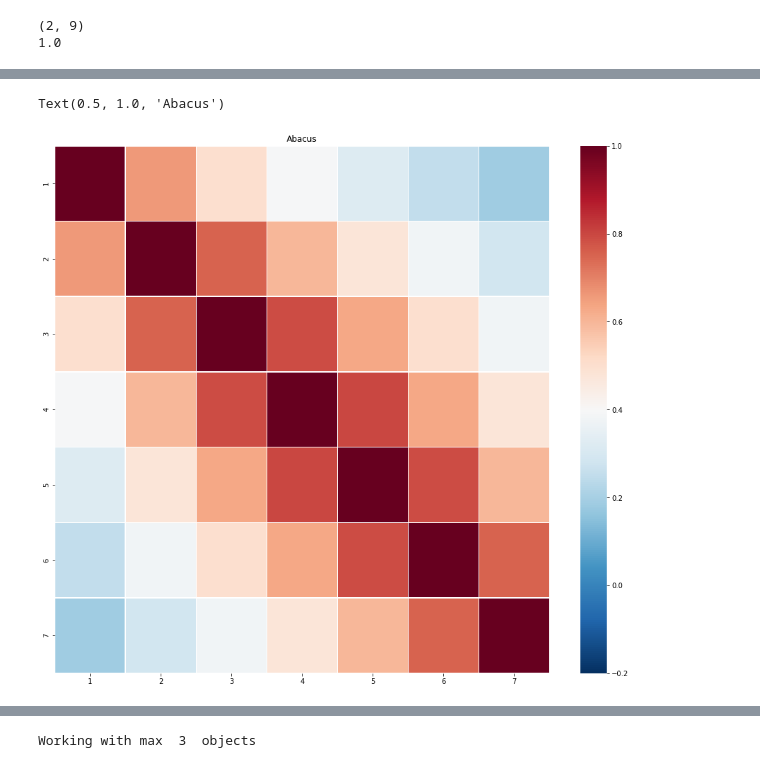
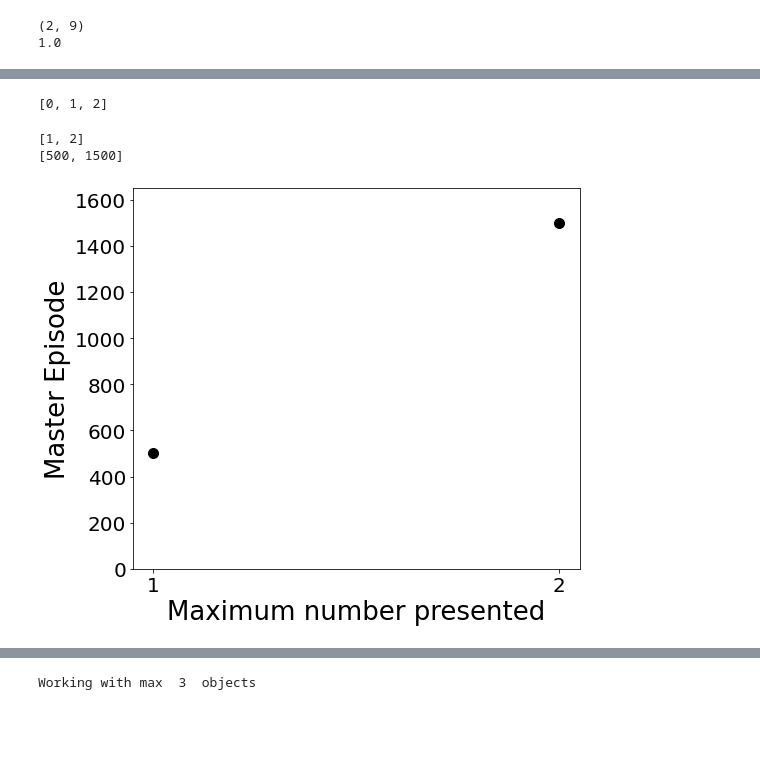
Before and after one commit to flavio2018/counting-agents, a Jupyter notebook: src/Results_Analysis.ipynb, the cells around one changed output, grey strips where cells are left out. Cells and saved outputs as stored; diff of their text form; code cells hidden in the pictures; blank space fills up the shorter version.

Commit message:
added plot and save analysis

```diff
--- a/src/Results_Analysis.ipynb
+++ b/src/Results_Analysis.ipynb
@@ -60,50 +41,15 @@ print(corry)
-# %%
-# Get example representations from right directory
-#exp_dir = data_dir + 'classify_Abacus_temporal_2_to_9_20-09-2021_16-04-37'
-exp_dir = data_dir + 'classify_WriteCoord_temporal_2_to_9_21-09-2021_14-08-22'
-
-file_dir = exp_dir + '/ext_representations/external_representations.pkl'
-with open(file_dir, 'rb') as f:
-    ext_repr = pickle.load(f)
-#print(ext_repr)
-
-
-n_objects = 7
-task_description = "Abacus"
-
-first,second = n_objects, n_objects
-var_len = first
-range_var_len = range(var_len)
-
-combined = [(f,s) for f in range_var_len for s in range_var_len]
-
-corr_matrix = np.empty([var_len,var_len])
-for (i,j) in combined:
-    #vec1 = ext_repr[i+1][0] #get_node_activity_vector(df_test, within_class, within_class_instance, check_class, i_class_instance, layer).values[0]
-    #vec2 = ext_repr[j+1][0] #get_node_activity_vector(df_test, within_class, within_class_instance, check_class, j_class_instance, layer).values[0]
-    vec1 = np.array(ext_repr[i+1][0] )
-    vec2 = np.array(ext_repr[j+1][0] )
-    vec3 = np.stack([vec1, vec2])[:, :, 0]
-
-    corry = np.corrcoef(vec3)[0, 1]
-    corr_matrix[i,j] = corry
-
-fig, ax = plt.subplots(figsize=(16,14))
-title=task_description
-tick_labels = [str(i) for i in range(1,n_objects+1)] #later all keys in DICT of ext_representation
-if(ax is None):
-    ax = plt.axes()
-sb.heatmap(corr_matrix,
-            xticklabels=tick_labels,
-            yticklabels=tick_labels,
-            cmap='RdBu_r',
-            linewidth=0.5,
-              ax=ax,
-          vmin=-0.2,
-          vmax=1.0,
-          annot=False)
-
-ax.set_title(title)
-# %% [output]
-Text(0.5, 1.0, 'Abacus')
-[figure, removed]
+# %%
+list(ext_repr.keys())
+# %% [output]
+[0, 1, 2]
+# %%
+### Load master_episodes
+# Get example representations from right directory
+#exp_dir = data_dir + 'classify_Abacus_temporal_2_to_9_20-09-2021_16-04-37'
+#exp_dir = data_dir + 'classify_WriteCoord_temporal_2_to_9_21-09-2021_14-08-22'
+#exp_dir = data_dir + 'classify_WriteCoord_temporal_1_to_2_21-09-2021_19-09-56'
+exp_dir = data_dir + 'static_1/classify_Abacus_temporal_1_to_2_22-09-2021_16-44-32'
+# %% [output]
+[1, 2]
+[500, 1500]
+[figure, added]
```
Also changed, not shown: parts of 3 cells of this notebook, 4 other files.
